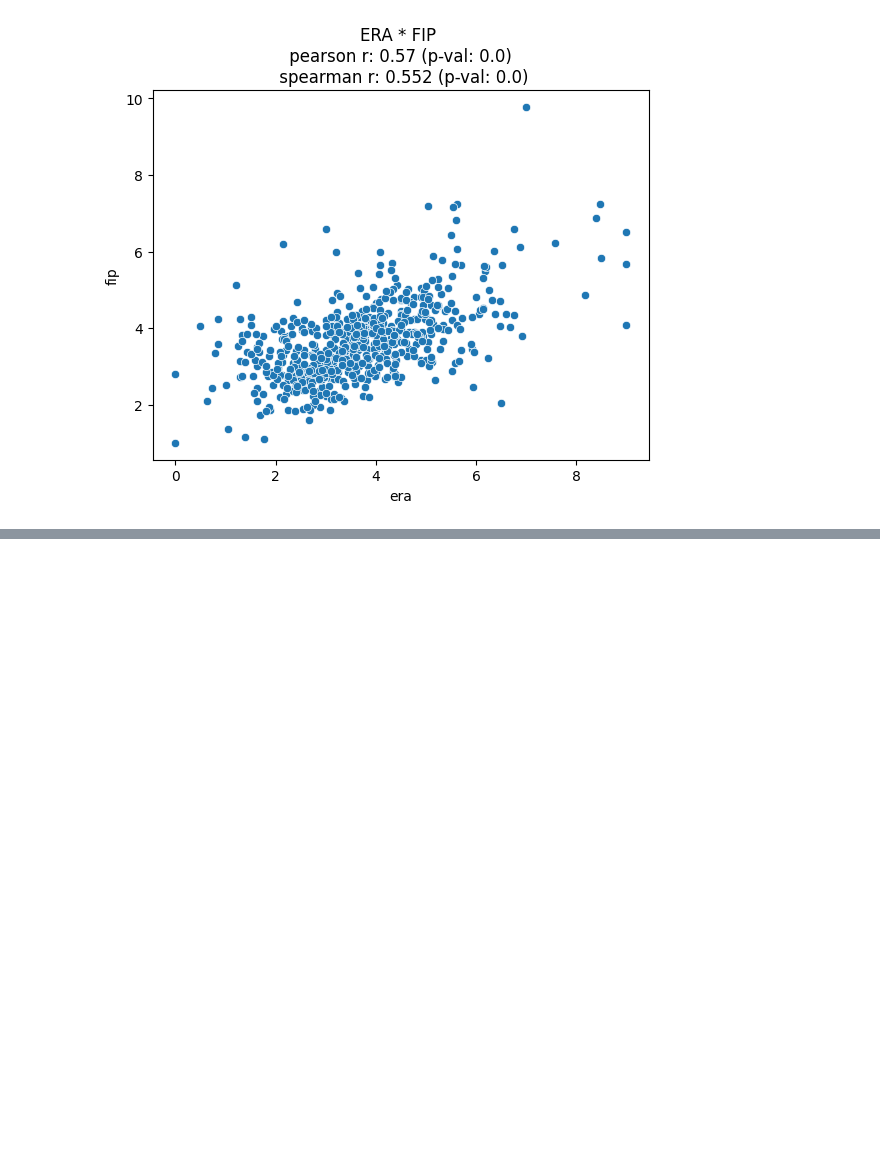
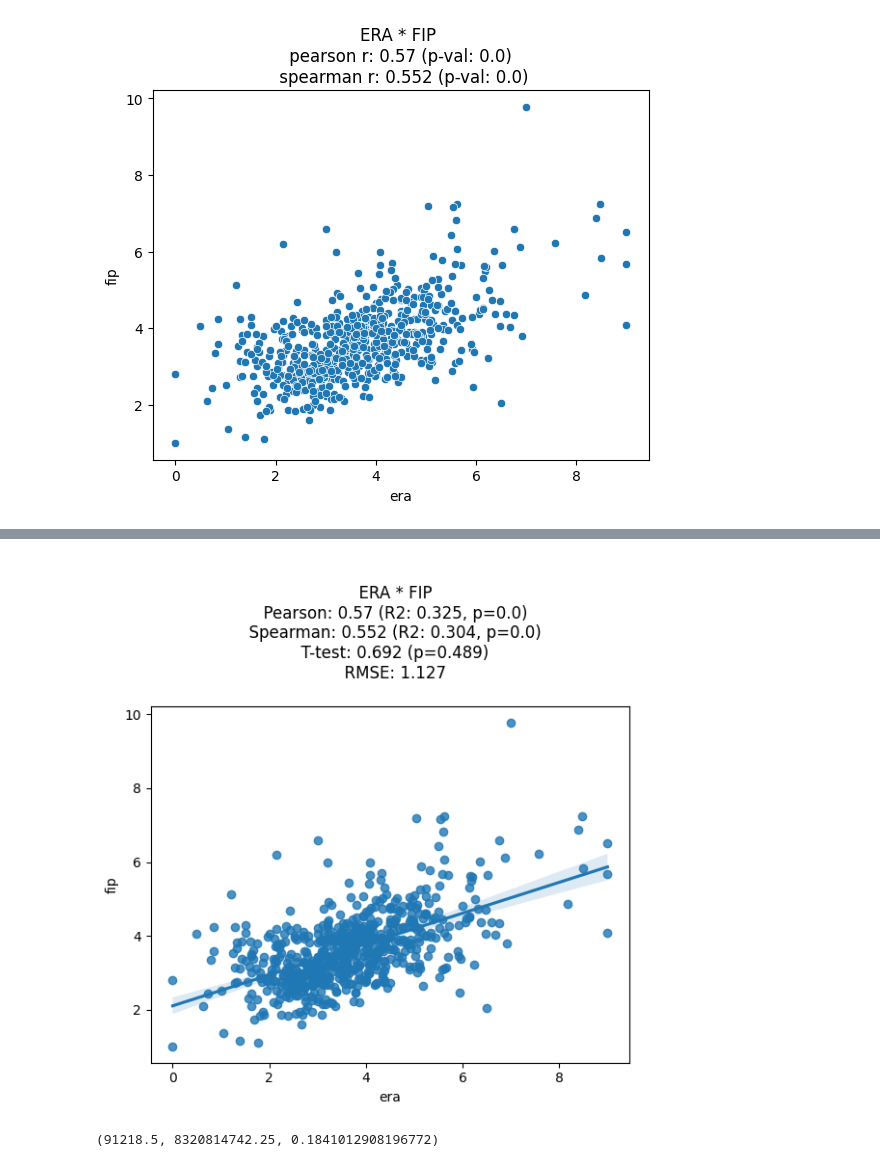
Before and after one commit to fedechaves/nw-bc, a Jupyter notebook: day1.ipynb, the cells around one changed output, grey strips where cells are left out. Drawn from its saved outputs; the diff is of its cells as text; code cells hidden in the pictures; blank space fills up the shorter version.

```diff
--- a/day1.ipynb
+++ b/day1.ipynb
@@ -947,0 +987,13 @@ make_corr(test)
+# %%
+make_corr(era)
+# %% [output]
+[figure, added]
+# %%
+# 2. Wilcoxon Sign-Ranked Test is a non-parametric comparison test similar to Pearson R. In stats module in `scipy` (aka `scipy.stats`)
+# import `wilcoxon` and use `wilcoxon()` function to find the wilcoxon value when comparing ERA with FIP.
+
+wc = wilcoxon(era['era'], era['fip'])
+wc2 = wc[0]**2
+wc[0], wc2, wc[-1]
+# %% [output]
+(91218.5, 8320814742.25, 0.1841012908196772)
```
Also changed, not shown: parts of 10 cells of this notebook.
